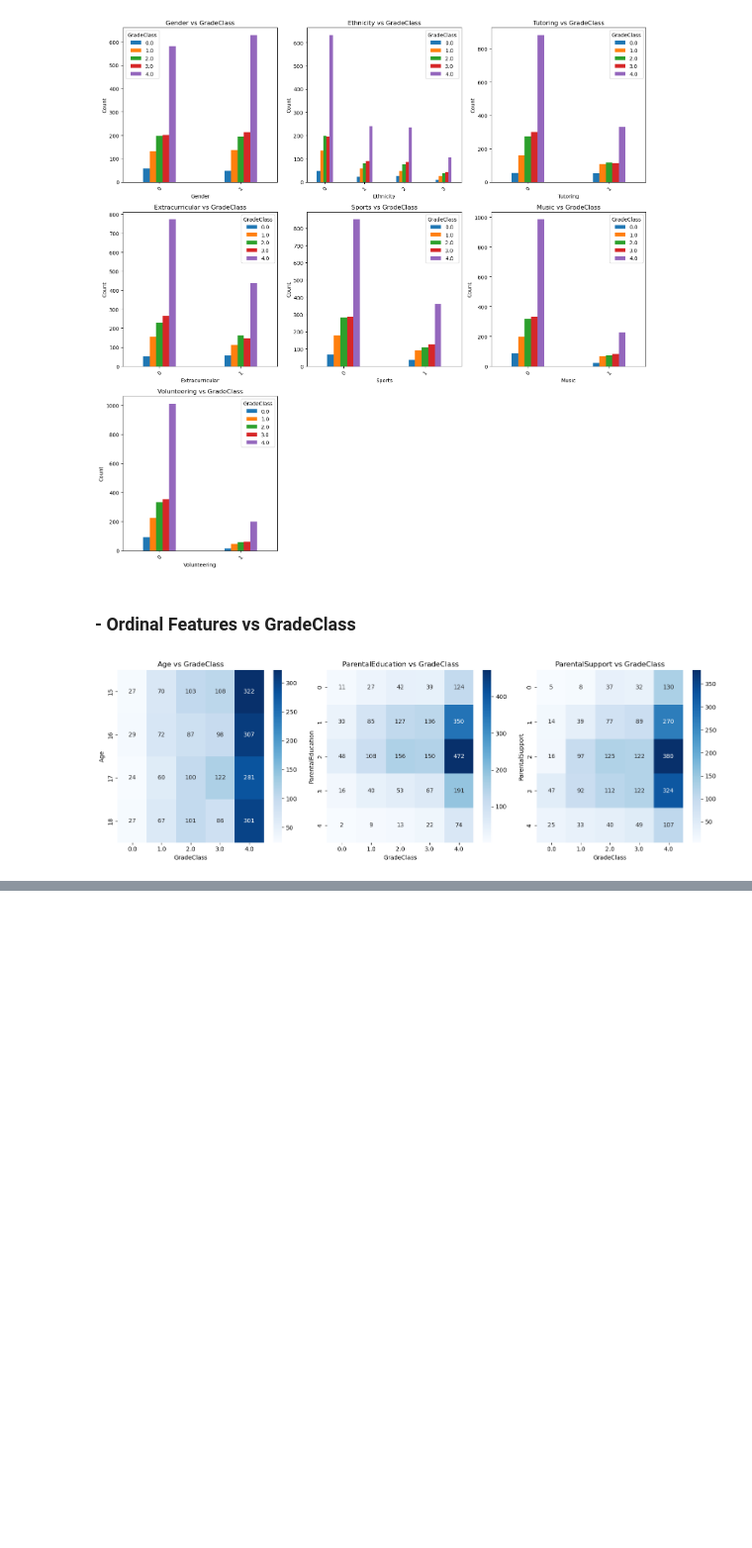
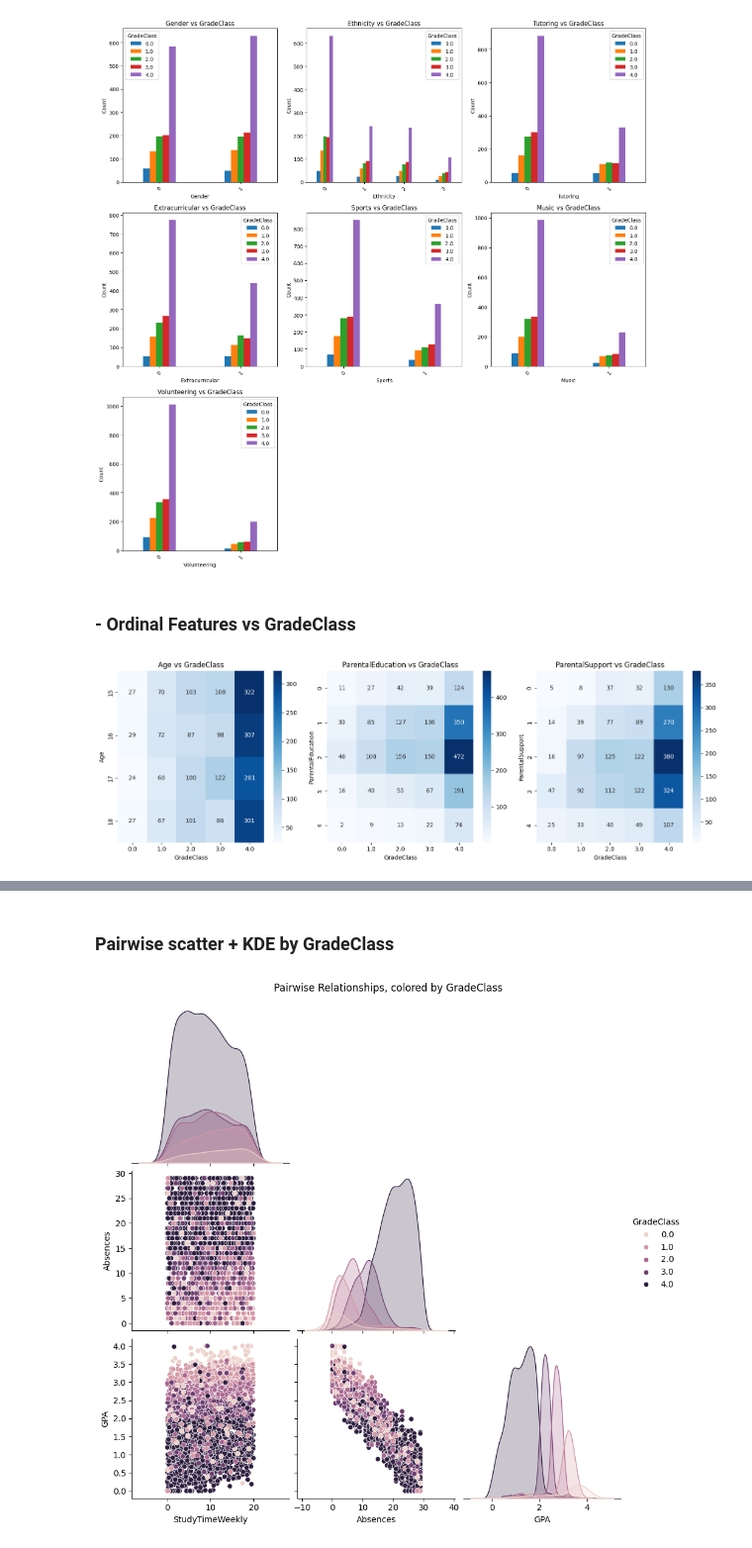
Before and after one commit to jeremiafourie/BrightPath-Grade-Predictor, a Jupyter notebook: notebooks/eda.ipynb, the cells around one changed output, grey strips where cells are left out. Shown at 99% size. Drawn from its saved outputs; the diff is of its cells as text; code cells hidden in the pictures; blank space fills up the shorter version.

```diff
--- a/notebooks/eda.ipynb
+++ b/notebooks/eda.ipynb
@@ -222,0 +234,14 @@ plt.show()
+# %% [markdown]
+### Pairwise scatter + KDE by GradeClass
+# %%
+sns.pairplot(
+    data,
+    vars=['StudyTimeWeekly','Absences','GPA'],
+    hue='GradeClass',
+    corner=True,
+    height=3
+)
+plt.suptitle('Pairwise Relationships, colored by GradeClass', y=1.02)
+plt.show()
+# %% [output]
+[figure, added]
```
Also changed, not shown: parts of 5 cells of this notebook.
